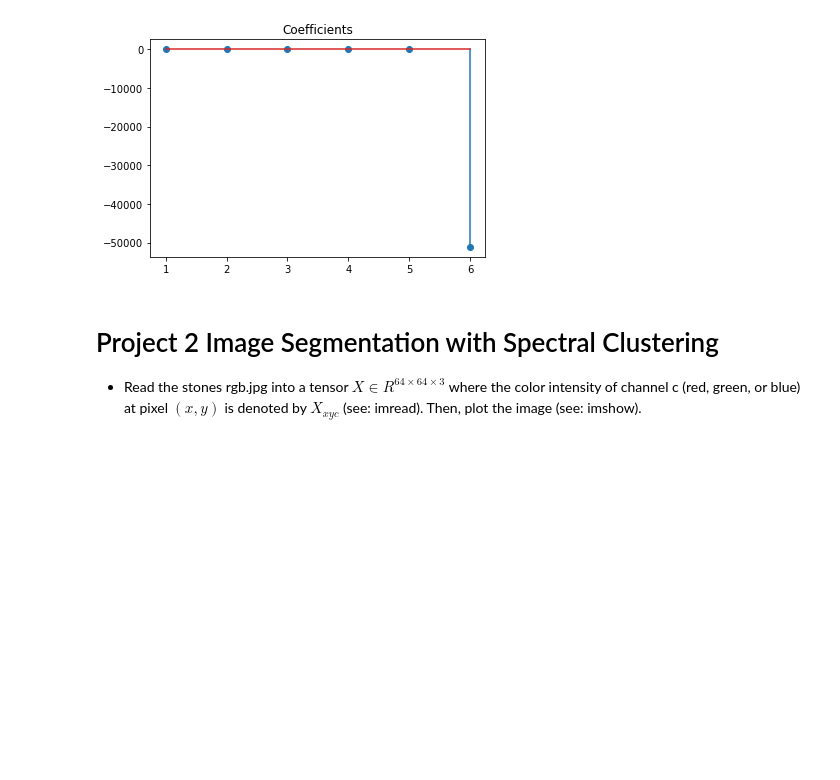
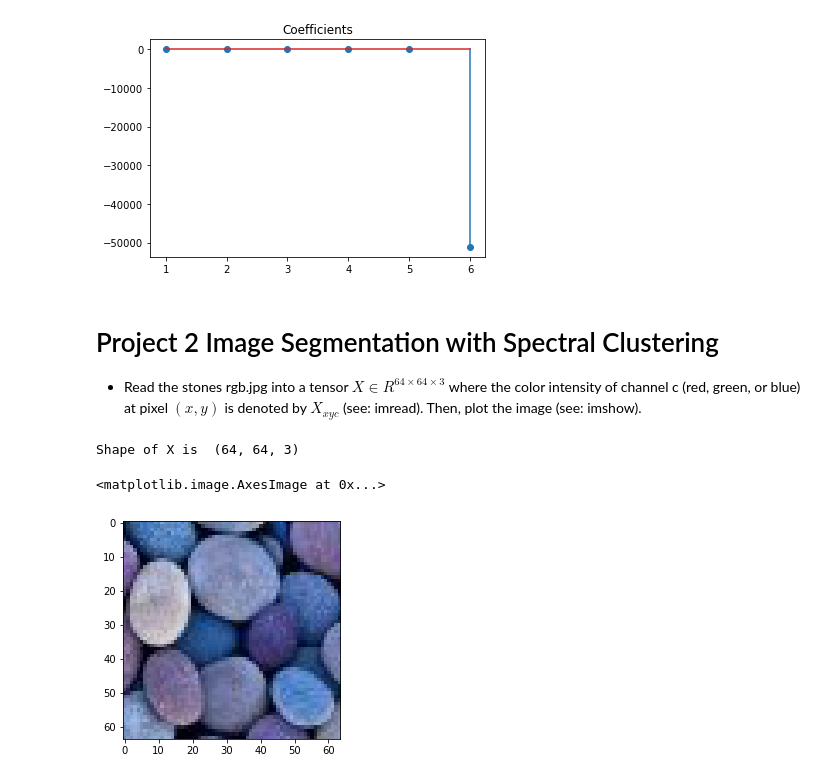
Before and after one commit to CMPE482-Spring2017-Bogazici/FinalProjects, a Jupyter notebook: final solution.ipynb, the cells around one changed output. Cells and saved outputs as stored; diff of their text form; code cells hidden in the pictures; blank space fills up the shorter version.

```diff
--- a/final solution.ipynb
+++ b/final solution.ipynb
@@ -363,3 +367,12 @@ plt.show()
 - Read the stones rgb.jpg into a tensor $X ∈ R^{64×64×3}$ where the color intensity of channel
 c (red, green, or blue) at pixel $(x, y)$ is denoted by $X_{xyc}$ (see: imread). Then, plot the
 image (see: imshow).
+# %%
+import scipy.misc as spc
+X = spc.imread("stones_rgb.jpg")
+print "Shape of X is ", X.shape
+plt.imshow(X)
+# %% [output]
+Shape of X is  (64, 64, 3)
+<matplotlib.image.AxesImage at 0x...>
+[figure, added]
```
Also changed, not shown: parts of 7 cells of this notebook.
